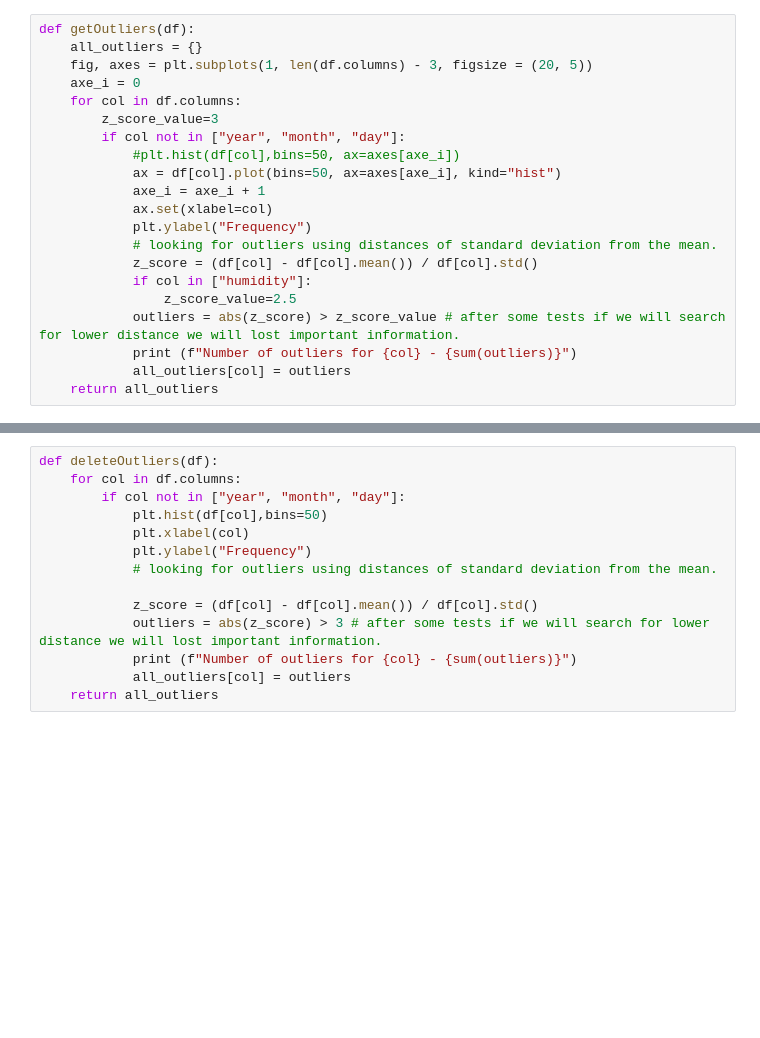
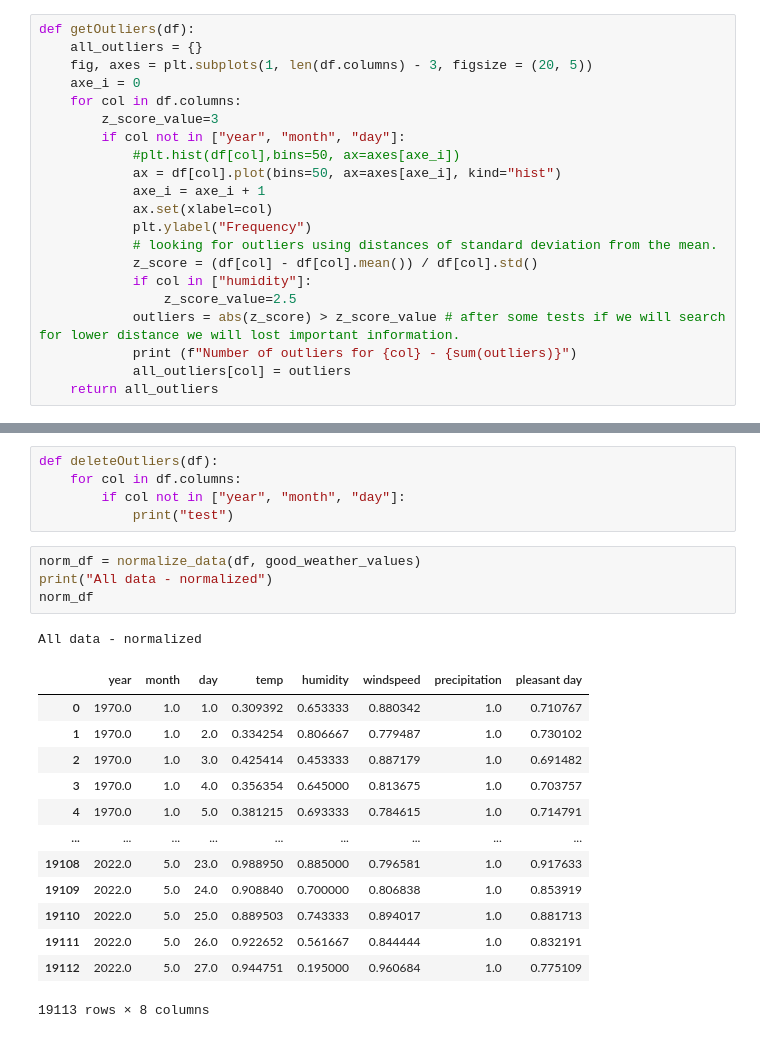
Before and after one commit to GalDear/Data-science-Weather, a Jupyter notebook: main.ipynb, the cells around one changed output, grey strips where cells are left out. Cells and saved outputs as stored; diff of their text form; blank space fills up the shorter version.

```diff
--- a/main.ipynb
+++ b/main.ipynb
@@ -187,17 +206,27 @@ Number of outliers for precipitation - 61
-# %%
-def deleteOutliers(df):
-    for col in df.columns:
-        if col not in ["year", "month", "day"]:
-            plt.hist(df[col],bins=50)
-            plt.xlabel(col)
-            plt.ylabel("Frequency")
-            # looking for outliers using distances of standard deviation from the mean.
-
-            z_score = (df[col] - df[col].mean()) / df[col].std()
-            outliers = abs(z_score) > 3 # after some tests if we will search for lower distance we will lost important information.
-            print (f"Number of outliers for {col} - {sum(outliers)}")
-            all_outliers[col] = outliers
-    return all_outliers
+# %%
+def deleteOutliers(df):
+    for col in df.columns:
+        if col not in ["year", "month", "day"]:
+            print("test")
+# %%
+norm_df = normalize_data(df, good_weather_values)
+print("All data - normalized")
+norm_df
+# %% [output]
+All data - normalized
+|  | year | month | day | temp | humidity | windspeed | precipitation | pleasant day |
+| 0 | 1970.0 | 1.0 | 1.0 | 0.309392 | 0.653333 | 0.880342 | 1.0 | 0.710767 |
+| 1 | 1970.0 | 1.0 | 2.0 | 0.334254 | 0.806667 | 0.779487 | 1.0 | 0.730102 |
+| 2 | 1970.0 | 1.0 | 3.0 | 0.425414 | 0.453333 | 0.887179 | 1.0 | 0.691482 |
+| 3 | 1970.0 | 1.0 | 4.0 | 0.356354 | 0.645000 | 0.813675 | 1.0 | 0.703757 |
+| 4 | 1970.0 | 1.0 | 5.0 | 0.381215 | 0.693333 | 0.784615 | 1.0 | 0.714791 |
+| ... | ... | ... | ... | ... | ... | ... | ... | ... |
+| 19108 | 2022.0 | 5.0 | 23.0 | 0.988950 | 0.885000 | 0.796581 | 1.0 | 0.917633 |
+| 19109 | 2022.0 | 5.0 | 24.0 | 0.908840 | 0.700000 | 0.806838 | 1.0 | 0.853919 |
+| 19110 | 2022.0 | 5.0 | 25.0 | 0.889503 | 0.743333 | 0.894017 | 1.0 | 0.881713 |
+| 19111 | 2022.0 | 5.0 | 26.0 | 0.922652 | 0.561667 | 0.844444 | 1.0 | 0.832191 |
+| 19112 | 2022.0 | 5.0 | 27.0 | 0.944751 | 0.195000 | 0.960684 | 1.0 | 0.775109 |
+19113 rows × 8 columns
 # %%
 # EDA
 num_of_good_days_per_month(norm_df)
```
Also changed, not shown: parts of 6 cells of this notebook.
